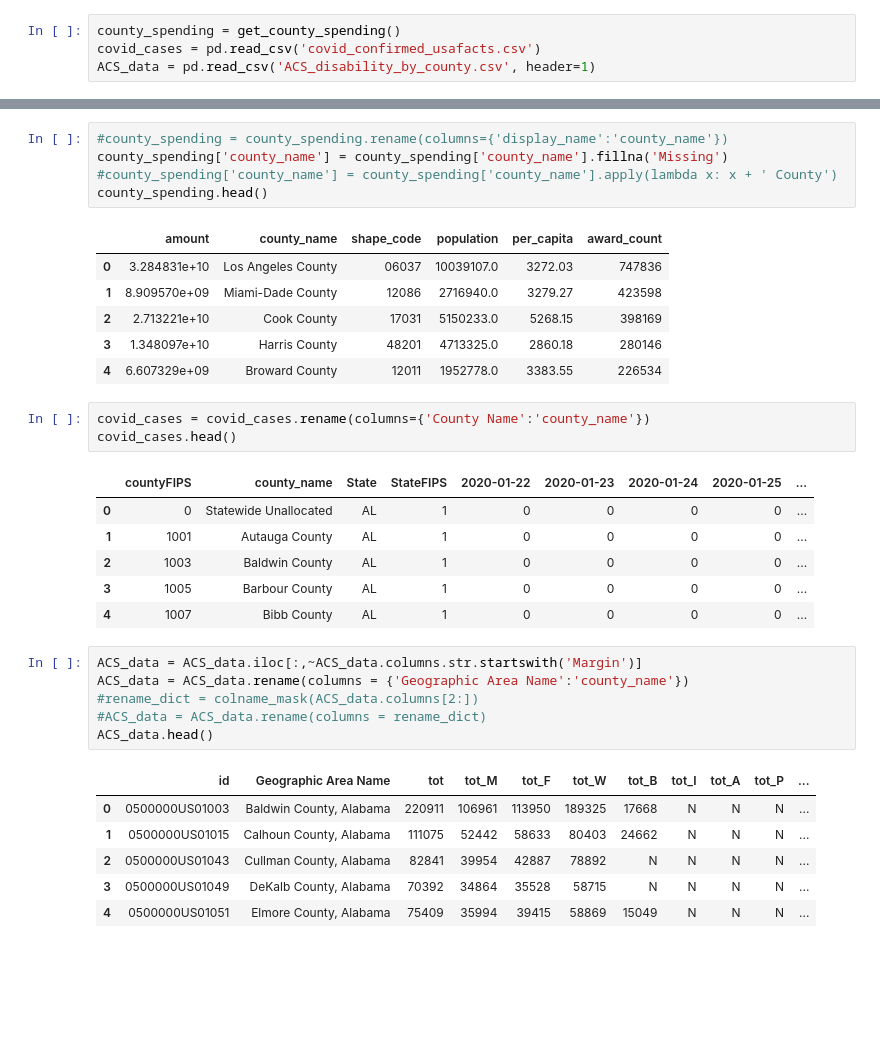
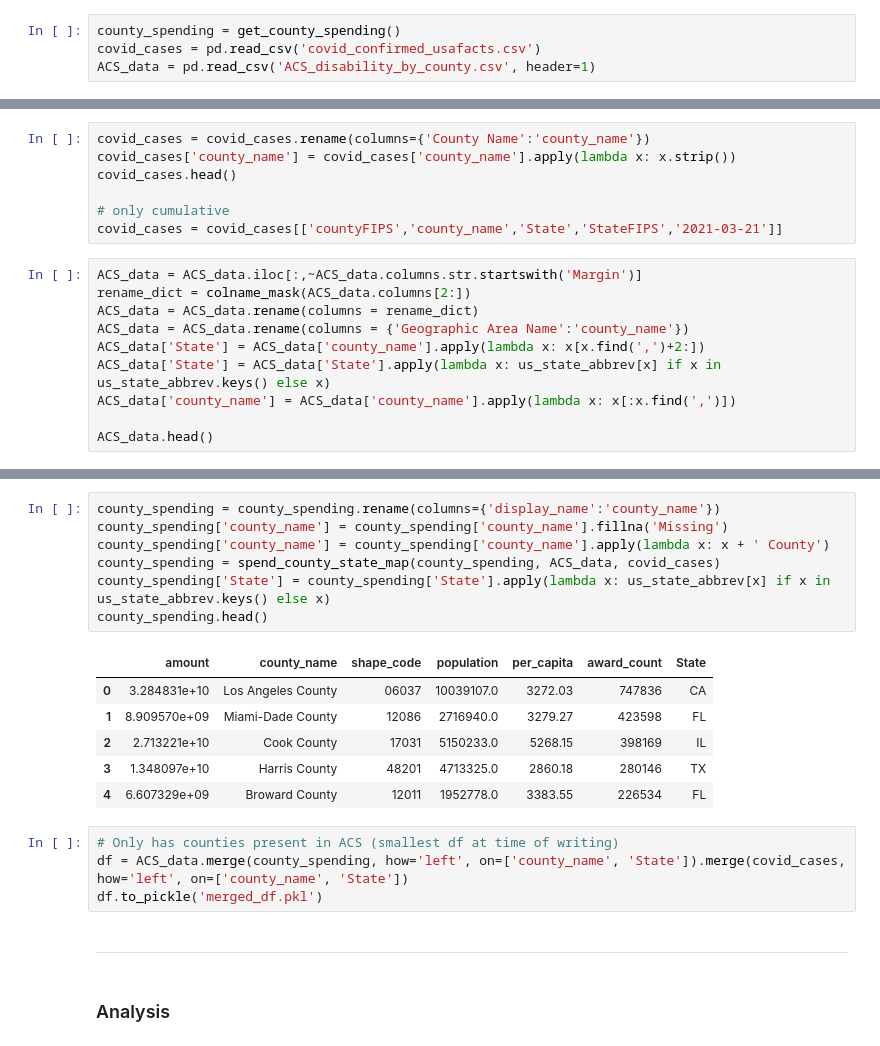
Before and after one commit to MLenaBleile/ConsultingProject, a Jupyter notebook: InfectSpendAnalysis.ipynb, the cells around one changed output, grey strips where cells are left out. Drawn from its saved outputs; the diff is of its cells as text; blank space fills up the shorter version.

Commit message:
Cleaned data

```diff
--- a/InfectSpendAnalysis.ipynb
+++ b/InfectSpendAnalysis.ipynb
@@ -33,0 +38,17 @@ print(ACS_data.shape)
+# %%
+covid_cases = covid_cases.rename(columns={'County Name':'county_name'})
+covid_cases['county_name'] = covid_cases['county_name'].apply(lambda x: x.strip())
+covid_cases.head()
+
+# only cumulative
+covid_cases = covid_cases[['countyFIPS','county_name','State','StateFIPS','2021-03-21']]
+# %%
+ACS_data = ACS_data.iloc[:,~ACS_data.columns.str.startswith('Margin')]
+rename_dict = colname_mask(ACS_data.columns[2:])
+ACS_data = ACS_data.rename(columns = rename_dict)
+ACS_data = ACS_data.rename(columns = {'Geographic Area Name':'county_name'})
+ACS_data['State'] = ACS_data['county_name'].apply(lambda x: x[x.find(',')+2:])
+ACS_data['State'] = ACS_data['State'].apply(lambda x: us_state_abbrev[x] if x in us_state_abbrev.keys() else x)
+ACS_data['county_name'] = ACS_data['county_name'].apply(lambda x: x[:x.find(',')])
+
+ACS_data.head()
@@ -34,35 +62,22 @@ print(ACS_data.shape)
 # %%
-#county_spending = county_spending.rename(columns={'display_name':'county_name'})
+county_spending = county_spending.rename(columns={'display_name':'county_name'})
 county_spending['county_name'] = county_spending['county_name'].fillna('Missing')
-#county_spending['county_name'] = county_spending['county_name'].apply(lambda x: x + ' County')
+county_spending['county_name'] = county_spending['county_name'].apply(lambda x: x + ' County')
+county_spending = spend_county_state_map(county_spending, ACS_data, covid_cases)
+county_spending['State'] = county_spending['State'].apply(lambda x: us_state_abbrev[x] if x in us_state_abbrev.keys() else x)
 county_spending.head()
 # %% [output]
-|  | amount | county_name | shape_code | population | per_capita | award_count |
-| 0 | 3.284831e+10 | Los Angeles County | 06037 | 10039107.0 | 3272.03 | 747836 |
-| 1 | 8.909570e+09 | Miami-Dade County | 12086 | 2716940.0 | 3279.27 | 423598 |
-| 2 | 2.713221e+10 | Cook County | 17031 | 5150233.0 | 5268.15 | 398169 |
-| 3 | 1.348097e+10 | Harris County | 48201 | 4713325.0 | 2860.18 | 280146 |
-| 4 | 6.607329e+09 | Broward County | 12011 | 1952778.0 | 3383.55 | 226534 |
+|  | amount | county_name | shape_code | population | per_capita | award_count | State |
+| 0 | 3.284831e+10 | Los Angeles County | 06037 | 10039107.0 | 3272.03 | 747836 | CA |
+| 1 | 8.909570e+09 | Miami-Dade County | 12086 | 2716940.0 | 3279.27 | 423598 | FL |
+| 2 | 2.713221e+10 | Cook County | 17031 | 5150233.0 | 5268.15 | 398169 | IL |
+| 3 | 1.348097e+10 | Harris County | 48201 | 4713325.0 | 2860.18 | 280146 | TX |
+| 4 | 6.607329e+09 | Broward County | 12011 | 1952778.0 | 3383.55 | 226534 | FL |
-# %%
-covid_cases = covid_cases.rename(columns={'County Name':'county_name'})
-covid_cases.head()
-# %% [output]
-|  | countyFIPS | county_name | State | StateFIPS | 2020-01-22 | 2020-01-23 | 2020-01-24 | 2020-01-25 | ... |
-| 0 | 0 | Statewide Unallocated | AL | 1 | 0 | 0 | 0 | 0 | ... |
-| 1 | 1001 | Autauga County | AL | 1 | 0 | 0 | 0 | 0 | ... |
-| 2 | 1003 | Baldwin County | AL | 1 | 0 | 0 | 0 | 0 | ... |
-| 3 | 1005 | Barbour County | AL | 1 | 0 | 0 | 0 | 0 | ... |
-| 4 | 1007 | Bibb County | AL | 1 | 0 | 0 | 0 | 0 | ... |
-# %%
-ACS_data = ACS_data.iloc[:,~ACS_data.columns.str.startswith('Margin')]
-ACS_data = ACS_data.rename(columns = {'Geographic Area Name':'county_name'})
-#rename_dict = colname_mask(ACS_data.columns[2:])
-#ACS_data = ACS_data.rename(columns = rename_dict)
-ACS_data.head()
-# %% [output]
-|  | id | Geographic Area Name | tot | tot_M | tot_F | tot_W | tot_B | tot_I | tot_A | tot_P | ... |
-| 0 | 0500000US01003 | Baldwin County, Alabama | 220911 | 106961 | 113950 | 189325 | 17668 | N | N | N | ... |
-| 1 | 0500000US01015 | Calhoun County, Alabama | 111075 | 52442 | 58633 | 80403 | 24662 | N | N | N | ... |
-| 2 | 0500000US01043 | Cullman County, Alabama | 82841 | 39954 | 42887 | 78892 | N | N | N | N | ... |
-| 3 | 0500000US01049 | DeKalb County, Alabama | 70392 | 34864 | 35528 | 58715 | N | N | N | N | ... |
-| 4 | 0500000US01051 | Elmore County, Alabama | 75409 | 35994 | 39415 | 58869 | 15049 | N | N | N | ... |
+# %%
+# Only has counties present in ACS (smallest df at time of writing)
+df = ACS_data.merge(county_spending, how='left', on=['county_name', 'State']).merge(covid_cases, how='left', on=['county_name', 'State'])
+df.to_pickle('merged_df.pkl')
+# %% [markdown]
+---------
+# %% [markdown]
+### Analysis
```
Also changed, not shown: parts of 5 cells of this notebook, 2 other files.
